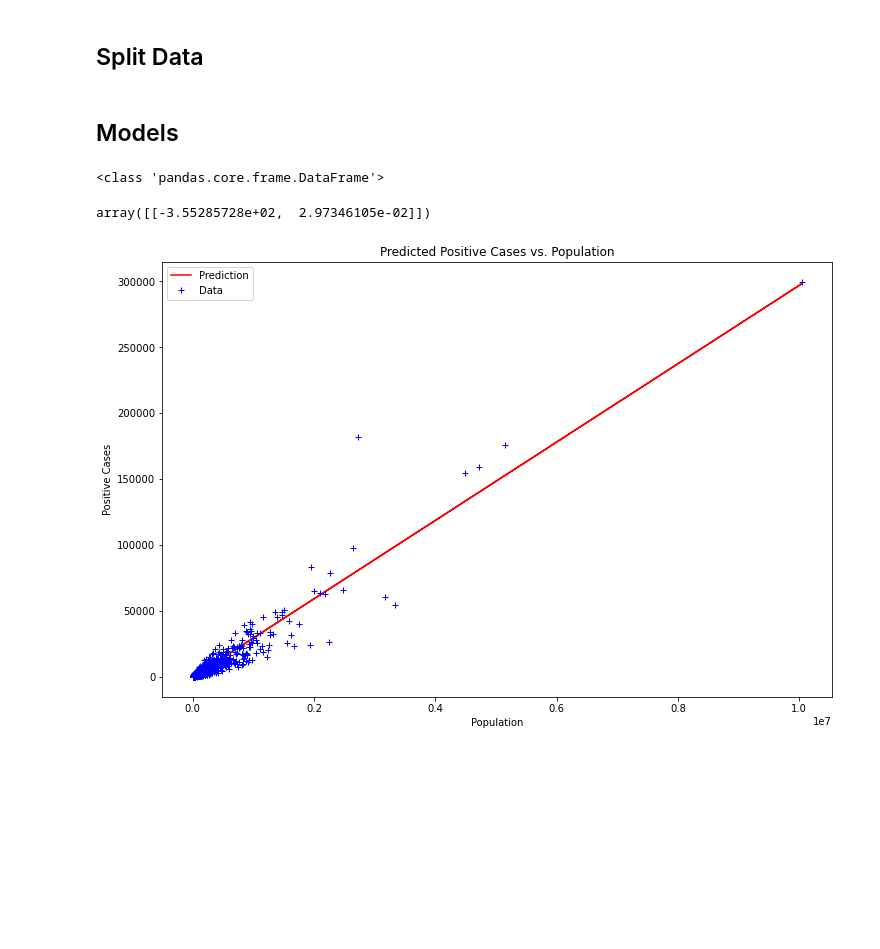
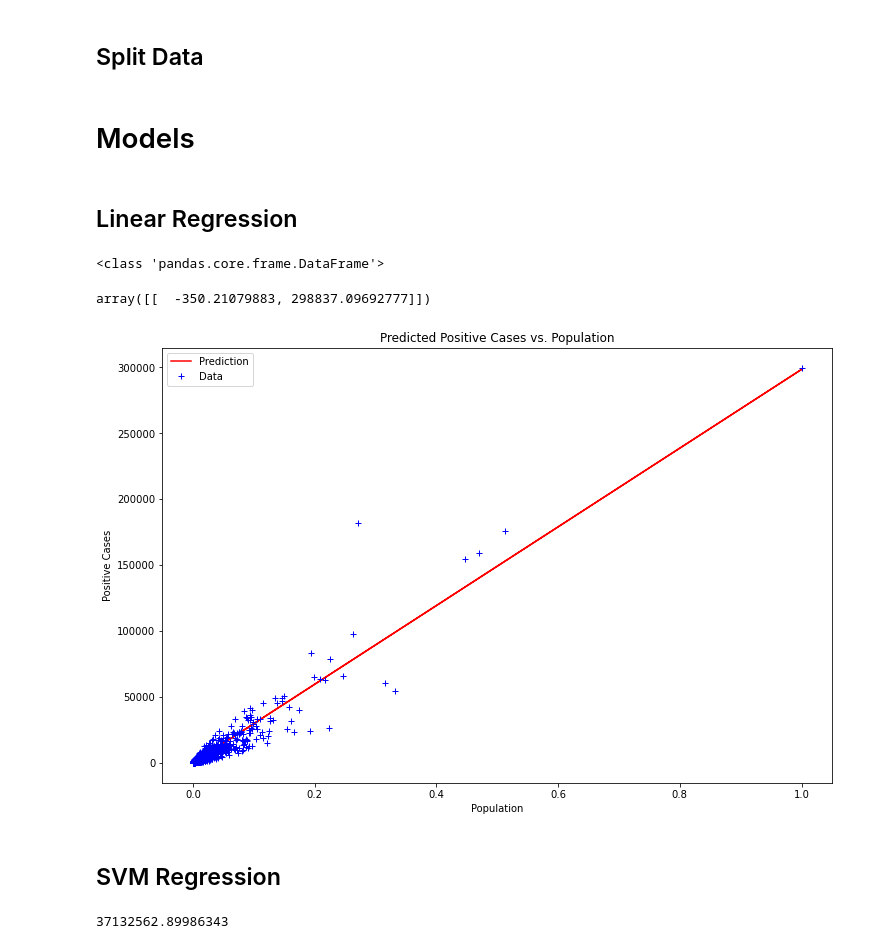
Before and after one commit to pstrawbr/County-Level-COVID-19-Prediction, a Jupyter notebook: Final Models.ipynb, the cells around one changed output. Cells and saved outputs as stored; diff of their text form; code cells hidden in the pictures; blank space fills up the shorter version.

Commit message:
Add Normalization

```diff
--- a/Final Models.ipynb
+++ b/Final Models.ipynb
@@ -115,0 +118,11 @@ df
+# %%
+def normalize(column):
+    normal = []
+    for value in column:
+        value = (value - min(column)) / (max(column) - min(column))
+        normal.append(value)
+    return normal
+# %%
+normalize_pop = normalize(df['POPESTIMATE2019'])
+normal_pop_df = pd.DataFrame(normalize_pop)
+normal_pop_df
@@ -180,10 +230,14 @@ plt.show()
 # %% [markdown]
 ## Split Data
 # %%
-x_train, x_test, y_train, y_test = train_test_split(df[['POPESTIMATE2019']], df['cases'], test_size=0.25, random_state=0)
+def split(X):
+    return train_test_split(X, df['cases'], test_size=0.25)
 # %% [markdown]
-## Models
+# Models
+# %% [markdown]
+## Linear Regression
 # %%
+x_train, x_test, y_train, y_test = split(normal_pop_df)
 x_train_lin = x_train.copy()
 print(type(x_train_lin))
 x_train_lin.insert(0, 'Ones', 1)
@@ -196,18 +250,29 @@ lin_regr = linear_model.LinearRegression(fit_intercept = False)
 lin_regr.fit(x, y.T)
 lin_regr.coef_
 # %% [output]
-array([[-3.55285728e+02,  2.97346105e-02]])
+array([[  -350.21079883, 298837.09692777]])
 # %%
 X = np.array(x[:, 1].A1)
 f = lin_regr.predict(x).flatten()
 
 fig, ax = plt.subplots(figsize=(12,8))
 ax.plot(X, f, color = "red", label='Prediction')
-ax.plot(df['POPESTIMATE2019'], df['cases'], "r+",color = "blue", label='Data')
+ax.plot(normal_pop_df[0], df['cases'], "r+",color = "blue", label='Data')
 ax.legend(loc=2)
 ax.set_xlabel('Population')
 ax.set_ylabel('Positive Cases')
 ax.set_title('Predicted Positive Cases vs. Population')
 plt.show()
 # %% [output]
-[figure, old version]
+[figure, new version]
+# %% [markdown]
+## SVM Regression
+# %%
+x_train, x_test, y_train, y_test = split(normal_svm)
+svr = SVR(C=10, epsilon=.2)
+svr.fit(x_train, y_train)
+svm_predict = svr.predict(x_test)
+
+MSE(y_test, svm_predict)
+# %% [output]
+37132562.89986343
```
Also changed, not shown: parts of 5 cells of this notebook, 1 other file.
